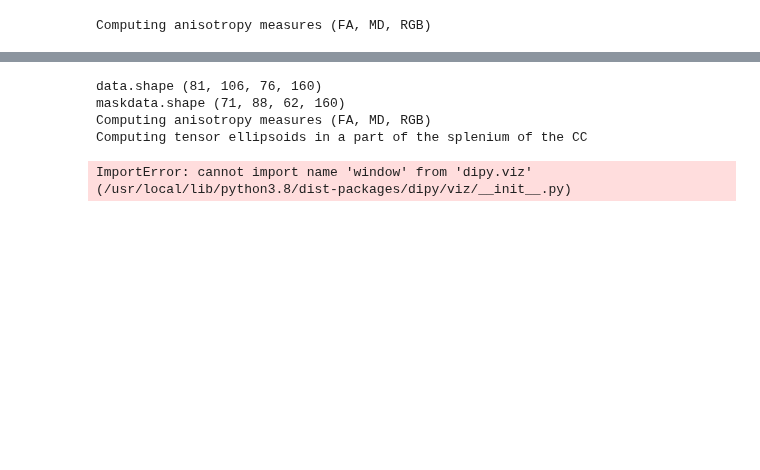
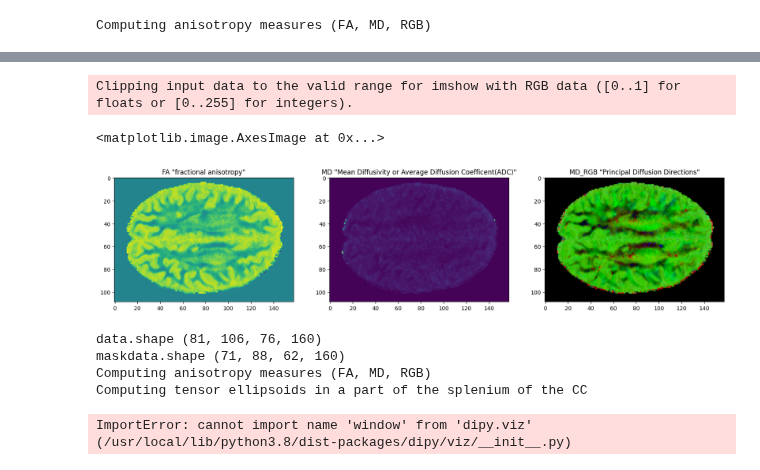
Before and after one commit to arihantjain124/HCP_SR, a Jupyter notebook: DMRI analysis using dipy.ipynb, the cells around one changed output, grey strips where cells are left out. Saved outputs shown, nothing was run; the diff lists cells and outputs as text; code cells hidden in the pictures; blank space fills up the shorter version.

```diff
--- a/DMRI analysis using dipy.ipynb
+++ b/DMRI analysis using dipy.ipynb
@@ -238 +392,16 @@ plt.imshow(RGB[:,:,80])
+# %%
+i=70
+f, axis = plt.subplots(1, 3)
+f.set_figwidth(20)
+f.set_figheight(10)
+axis[0].set_title('FA "fractional anisotropy"')
+axis[0].imshow(FA6[:,:,i] - FA[:,:,i])
+axis[1].set_title('MD "Mean Diffusivity or Average Diffusion Coefficent(ADC)"')
+axis[1].imshow(MD6[:,:,i] - MD[:,:,i])
+axis[2].set_title('MD_RGB "Principal Diffusion Directions"')
+axis[2].imshow(RGB6[:,:,i] - RGB[:,:,i])
+# %% [output]
+Clipping input data to the valid range for imshow with RGB data ([0..1] for floats or [0..255] for integers).
+<matplotlib.image.AxesImage at 0x...>
+[figure, added]
 # %%
```
Also changed, not shown: parts of 48 cells of this notebook.
